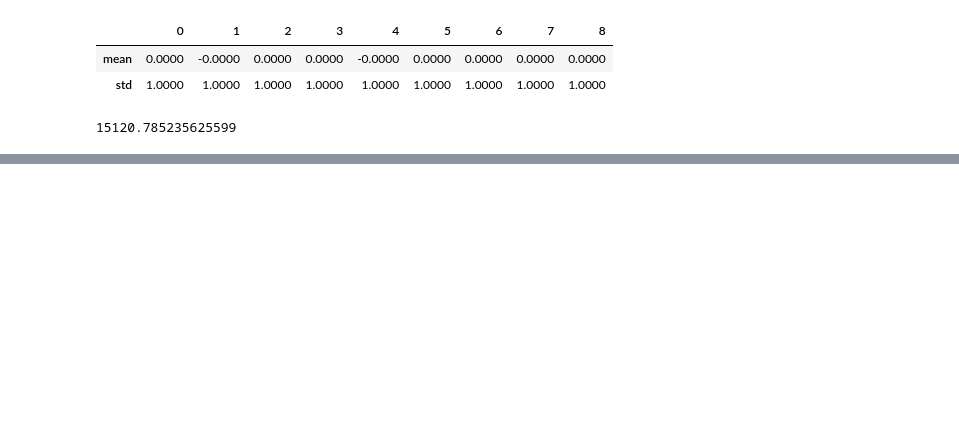
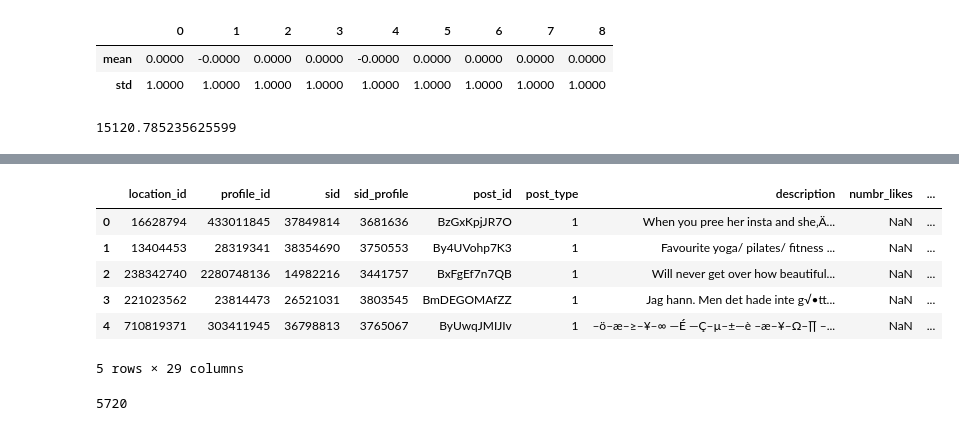
Before and after one commit to seenyanlee/viral-instagram-posts, a Jupyter notebook: submission.ipynb, the cells around one changed output, grey strips where cells are left out. Cells and saved outputs as stored; diff of their text form; code cells hidden in the pictures; blank space fills up the shorter version.

```diff
--- a/submission.ipynb
+++ b/submission.ipynb
@@ -493,0 +569,16 @@ rmse_en
+# %%
+# remove first three unnamed columns
+df_test = df_test[[col for col in df_test.columns[3:]]]
+df_test.head()
+# %% [output]
+|  | location_id | profile_id | sid | sid_profile | post_id | post_type | description | numbr_likes | ... |
+| 0 | 16628794 | 433011845 | 37849814 | 3681636 | BzGxKpjJR7O | 1 | When you pree her insta and she‚Ä... | NaN | ... |
+| 1 | 13404453 | 28319341 | 38354690 | 3750553 | By4UVohp7K3 | 1 | Favourite yoga/ pilates/ fitness ... | NaN | ... |
+| 2 | 238342740 | 2280748136 | 14982216 | 3441757 | BxFgEf7n7QB | 1 | Will never get over how beautiful... | NaN | ... |
+| 3 | 221023562 | 23814473 | 26521031 | 3803545 | BmDEGOMAfZZ | 1 | Jag hann. Men det hade inte g√•tt... | NaN | ... |
+| 4 | 710819371 | 303411945 | 36798813 | 3765067 | ByUwqJMIJIv | 1 | –ö–æ–≥–¥–∞ —É —Ç–µ–±—è –æ–¥–Ω–∏ –... | NaN | ... |
+5 rows × 29 columns
+# %%
+df_test.sid.nunique()
+# %% [output]
+5720
```
Also changed, not shown: parts of 36 cells of this notebook.
